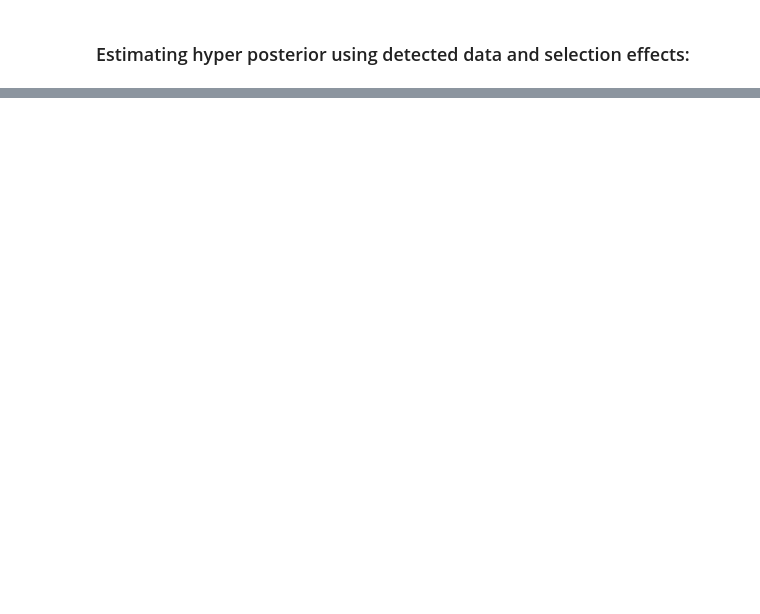
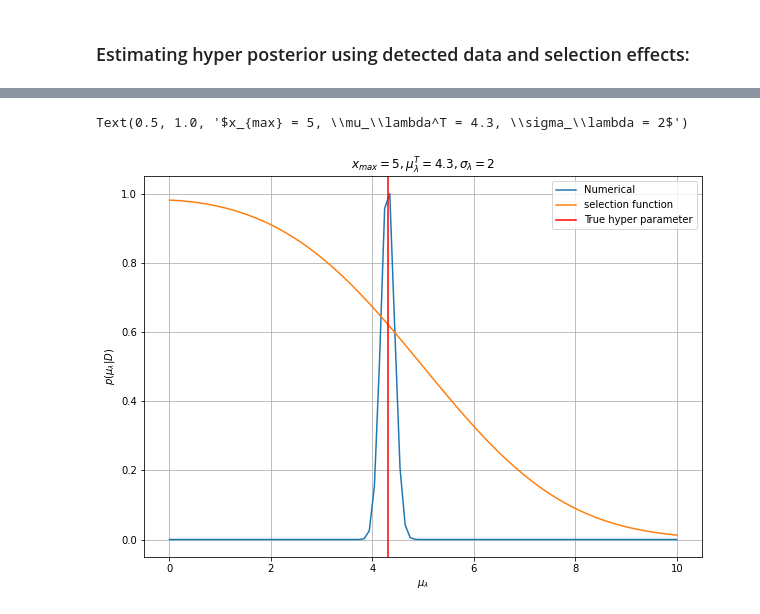
Before and after one commit to mukesh-k-singh/RatesPopMiniSchool2021, a Jupyter notebook: day1/Simple_1d_example.ipynb, the cells around one changed output, grey strips where cells are left out. Saved outputs shown, nothing was run; the diff lists cells and outputs as text; code cells hidden in the pictures; blank space fills up the shorter version.

```diff
--- a/day1/Simple_1d_example.ipynb
+++ b/day1/Simple_1d_example.ipynb
@@ -116,0 +134,32 @@ Text(0.5, 1.0, '$x_{max} = 5, \\mu_\\lambda^T = 4.3, \\sigma_\\lambda = 2$')
+# %%
+def hyper_pos_numerical(mu_lambda, sig_lambda, posterior_samples, selection_function, sampling_prior):
+
+    N_trigger = len(posterior_samples)
+
+    posterior = []
+
+    for mu, alpha_lambda in zip(mu_lambda, selection_function):
+        pop_prior_term = 0.0
+        for pos_sample in posterior_samples:
+            pop_prior = prior_x(pos_sample, mu, sig_lambda)
+            pop_prior_term += np.log(sum(pop_prior)/len(pos_sample)/sampling_prior)
+        posterior.append(pop_prior_term - N_trigger*np.log(alpha_lambda))
+    posterior = np.array(posterior)
+
+    return np.exp(posterior)
+# %%
+sampling_prior = 1/15
+mu_lambda_num_posterior = hyper_pos_numerical(mu_lambda, sig_lambda, likelihood_samples, alpha_mu_lambda, sampling_prior)
+# %%
+plt.figure(figsize=(10,7))
+plt.plot(mu_lambda, mu_lambda_num_posterior/max(mu_lambda_num_posterior), label="Numerical")
+plt.plot(mu_lambda, alpha_mu_lambda, label="selection function")
+plt.axvline(x=mu_lambda_T, c='r', label="True hyper parameter")
+plt.xlabel("$\mu_\lambda$")
+plt.ylabel("$ p(\mu_\lambda|D)$")
+plt.legend(loc='best')
+plt.grid()
+plt.title("$x_{max} = 5, \mu_\lambda^T = 4.3, \sigma_\lambda = 2$")
+# %% [output]
+Text(0.5, 1.0, '$x_{max} = 5, \\mu_\\lambda^T = 4.3, \\sigma_\\lambda = 2$')
+[figure, added]
```
Also changed, not shown: parts of 22 cells of this notebook, 1 other file.
